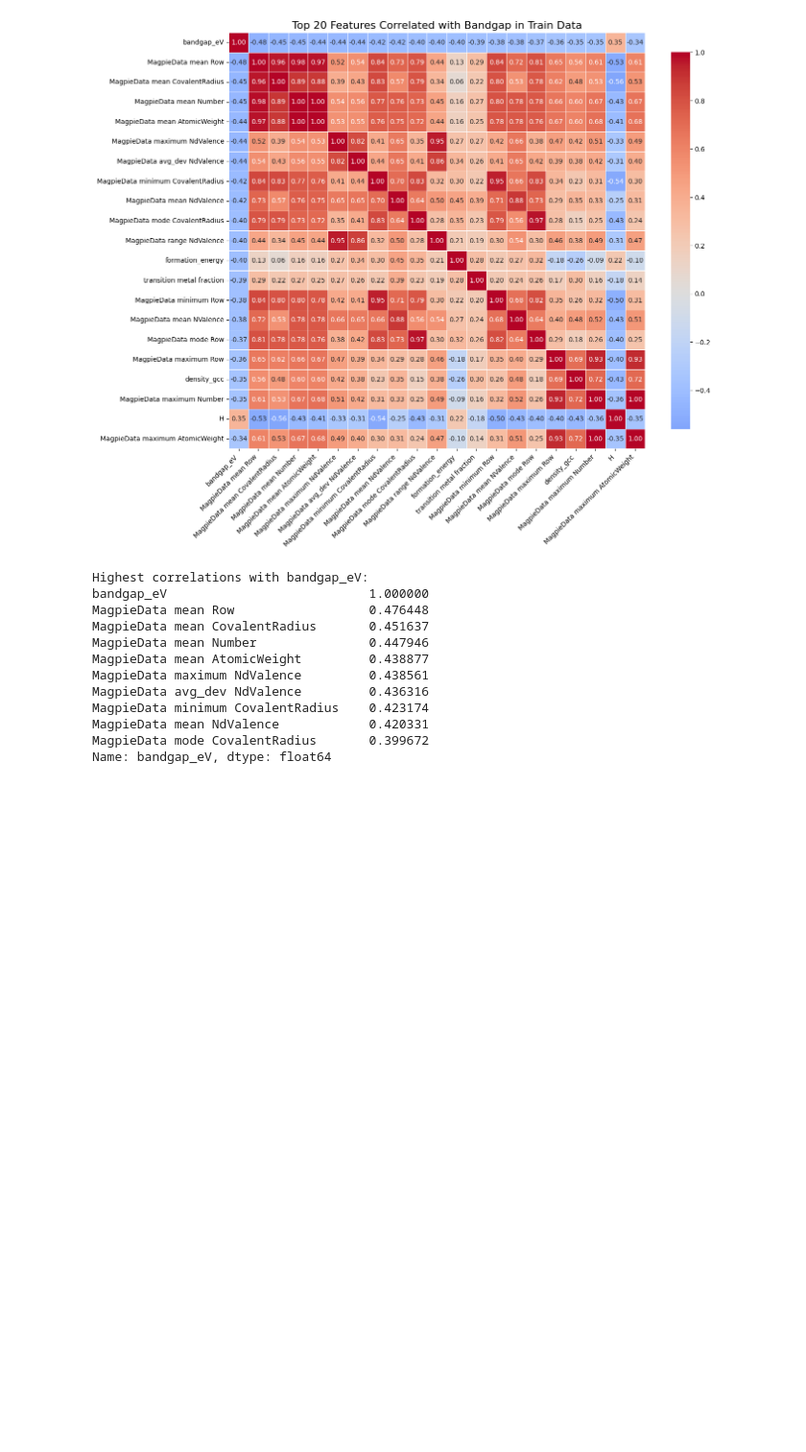
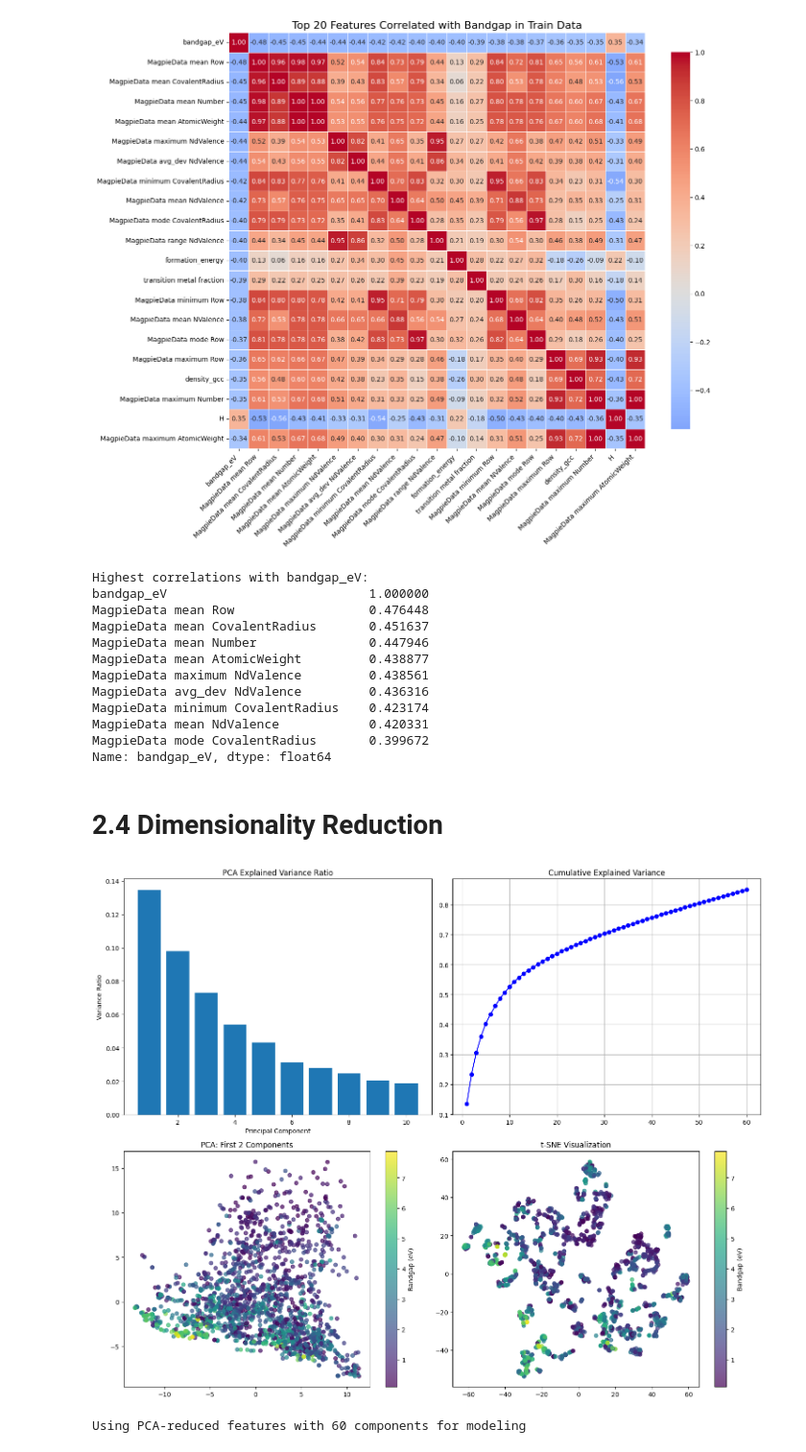
Before and after one commit to xqwu1108-create/MSE1003H_XueqiuWu_1011808741, a Jupyter notebook: A1.ipynb, the cells around one changed output. Shown at 96% size. Cells and saved outputs as stored; diff of their text form; code cells hidden in the pictures; blank space fills up the shorter version.

```diff
--- a/A1.ipynb
+++ b/A1.ipynb
@@ -448,3 +520,69 @@ MagpieData minimum CovalentRadius    0.423174
 MagpieData mean NdValence            0.420331
 MagpieData mode CovalentRadius       0.399672
 Name: bandgap_eV, dtype: float64
+# %% [markdown]
+# **2.4 Dimensionality Reduction**
+# %%
+from sklearn.preprocessing import StandardScaler
+from sklearn.decomposition import PCA
+from sklearn.manifold import TSNE
+
+# --- 1. 标准化 / Standardization ---
+# 降维算法对特征量级非常敏感，必须先归一化为均值为0、方差为1
+# Scaling is crucial because dimensionality reduction is sensitive to feature variance
+scaler = StandardScaler()
+X_scaled = scaler.fit_transform(X)
+
+# --- 2. 主成分分析 (PCA) / Principal Component Analysis ---
+# 尝试保留前 20 个主成分，用于观察方差保留情况
+n_components = min(60, X.shape[0]-1)
+pca = PCA(n_components=n_components, random_state=1003)
+X_pca = pca.fit_transform(X_scaled)
+
+# --- 3. t-SNE 可视化 / t-SNE for Visualization ---
+# 只有在样本量足够时才运行（t-SNE 适合展示局部结构）
+if X.shape[0] > 30:
+    # perplexity 调整局部 vs 全局的平衡，通常设为样本量的根号或更小
+    tsne = TSNE(n_components=2, random_state=1003, perplexity=min(30, X.shape[0]//3))
+    # 使用 PCA 的前 10 个主成分作为输入，可以加速计算并减少噪声
+    X_tsne = tsne.fit_transform(X_pca[:, :min(10, n_components)])
+else:
+    X_tsne = None
+
+# --- 4. 结果可视化 / Visualizing Results ---
+fig, axes = plt.subplots(2, 2, figsize=(15, 12))
+
+# 绘制 PCA 方差保留比例
+# Bar plot for individual explained variance
+axes[0,0].bar(range(1, len(pca.explained_variance_ratio_[:10])+1), pca.explained_variance_ratio_[:10])
+axes[0,0].set_title('PCA Explained Variance Ratio')
+axes[0,0].set_xlabel('Principal Component')
+axes[0,0].set_ylabel('Variance Ratio')
+
+# 绘制累积方差曲线 / Cumulative explained variance plot
+cumsum_var = np.cumsum(pca.explained_variance_ratio_)
+axes[0,1].plot(range(1, len(cumsum_var)+1), cumsum_var, 'bo-')
+axes[0,1].set_title('Cumulative Explained Variance')
+axes[0,1].grid(True)
+
+# 绘制 PCA 二维投影（颜色深浅代表带隙大小）
+# PCA scatter plot colored by Bandgap
+scatter = axes[1,0].scatter(X_pca[:, 0], X_pca[:, 1], c=y, cmap='viridis', alpha=0.7)
+axes[1,0].set_title('PCA: First 2 Components')
+plt.colorbar(scatter, ax=axes[1,0], label='Bandgap (eV)')
+
+# 绘制 t-SNE 投影
+if X_tsne is not None:
+    scatter2 = axes[1,1].scatter(X_tsne[:, 0], X_tsne[:, 1], c=y, cmap='viridis', alpha=0.7)
+    axes[1,1].set_title('t-SNE Visualization')
+    plt.colorbar(scatter2, ax=axes[1,1], label='Bandgap (eV)')
+
+plt.tight_layout()
+plt.show()
+
+# Use PCA features for further analysis ---
+X_reduced = X_pca
+print(f"\nUsing PCA-reduced features with {X_reduced.shape[1]} components for modeling")
+# %% [output]
+[figure, added]
+Using PCA-reduced features with 60 components for modeling
```
Also changed, not shown: parts of 4 cells of this notebook.
